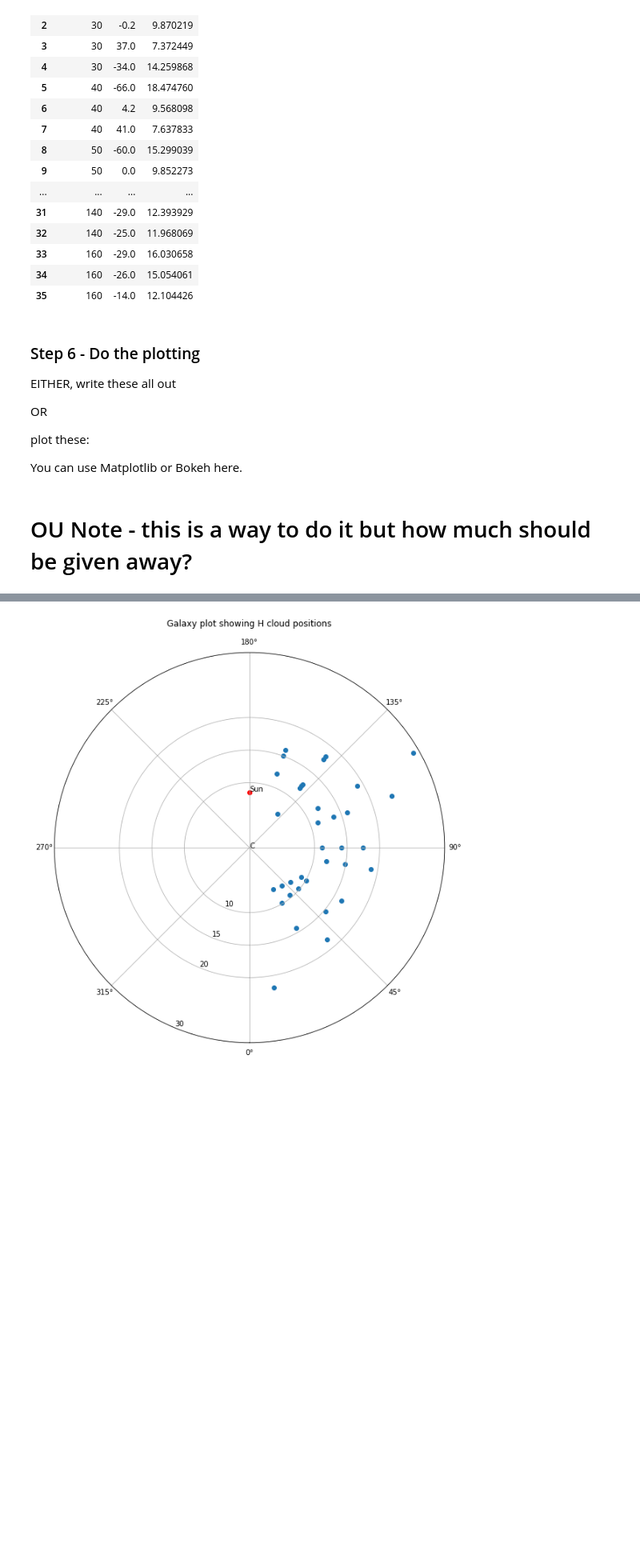
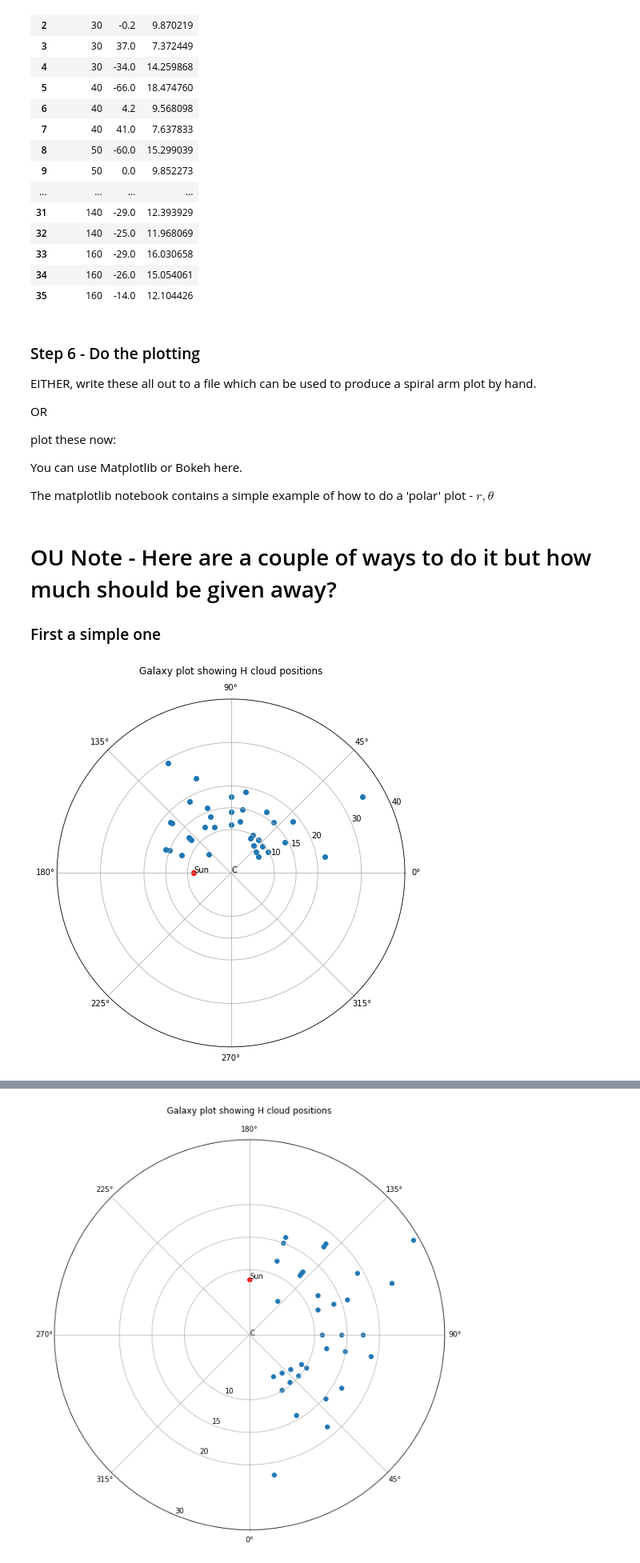
Before and after one commit to hughdickinson/OU-ARROW, a Jupyter notebook: ARROW_5.8_Hints.ipynb, the cells around one changed output, grey strips where cells are left out. Shown at 80% size. Cells and saved outputs as stored; diff of their text form; code cells hidden in the pictures; blank space fills up the shorter version.

```diff
--- a/ARROW_5.8_Hints.ipynb
+++ b/ARROW_5.8_Hints.ipynb
@@ -37,7 +37,8 @@ KPC_M = 3.08567758e+19 # kiloparsec to metre conversion factor
 
 As usual, read in the data and display it if you want.
 # %%
-clouds_df = pd.read_csv('cloud_v.csv')
+#clouds_df = pd.read_csv('cloud_v.csv')
+clouds_df = pd.?????('cloud_v.csv')
 
 clouds_df.head()
 # %% [output]
@@ -57,14 +58,12 @@ $ R = V R_0 / [V_0 + (V_{obs}/sin(l))]$
 
 So, something like:
 # %%
-
-#clouds_df['R'] = do the calculation using vals_df['longitude']
-
 R0 = R0*KPC_M
 V0 = V0*1000
 V=V*1000
 
-clouds_df['R'] = V*R0/(V0 + clouds_df['vobs']*1000/np.sin(np.deg2rad(clouds_df['longitude'])))/KPC_M
+clouds_df['R'] = do the calculation using vals_df['longitude']
+#clouds_df['R'] = V*R0/(V0 + clouds_df['vobs']*1000/np.sin(np.deg2rad(clouds_df['longitude'])))/KPC_M
 
 clouds_df
 # %% [output]
@@ -88,12 +87,33 @@ clouds_df
 # %% [markdown]
 ### Step 6 - Do the plotting
 
-EITHER, write these all out
+EITHER, write these all out to a file which can be used to produce a spiral arm plot by hand.
 
 OR
 
-plot these:
+plot these now:
 
 You can use Matplotlib or Bokeh here.
+
+The matplotlib notebook contains a simple example of how to do a 'polar' plot - $r,\theta$
 # %% [markdown]
-# OU Note - this is a way to do it but how much should be given away?
+# OU Note - Here are a couple of ways to do it but how much should be given away?
+
+### First a simple one
+# %%
+cloud_thetas = clouds_df['longitude']*3.142/180
+cloud_r = clouds_df['R']
+
+
+plt.rcParams['figure.figsize']=[12,8]
+plt.subplot(111, projection='polar')
+plt.scatter(cloud_thetas, cloud_r)
+plt.scatter(np.deg2rad(180),8.5, marker = 'o', color='r')
+plt.ylim(0,40)
+plt.yticks([10, 15, 20, 30, 40])  # less radial ticks
+plt.annotate('Sun', xy=(np.deg2rad(180), 8.6))
+plt.annotate('C', xy=(0,0.1))
+plt.title("Galaxy plot showing H cloud positions", va='bottom')
+plt.show()
+# %% [output]
+[figure, added]
```
Also changed, not shown: parts of 3 cells of this notebook, 3 other files.
